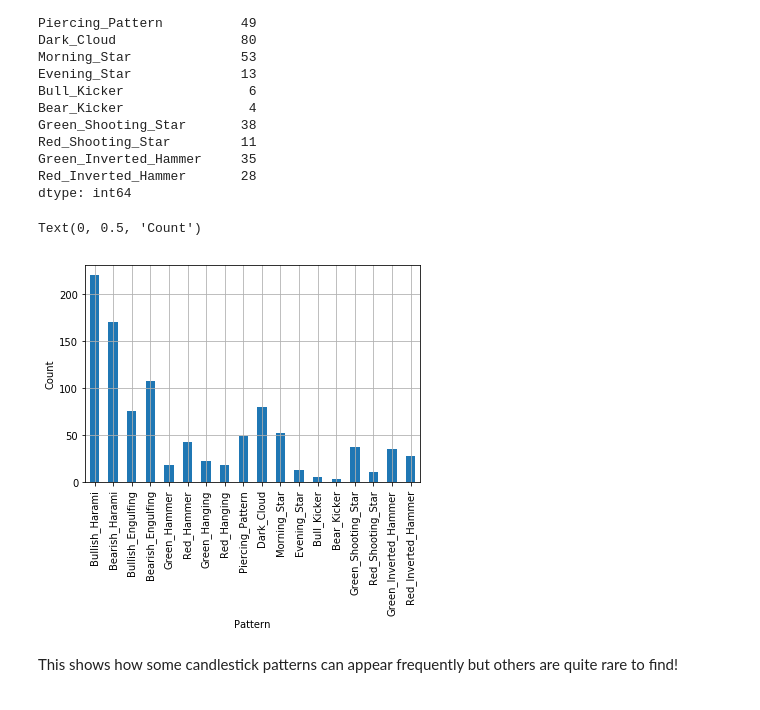
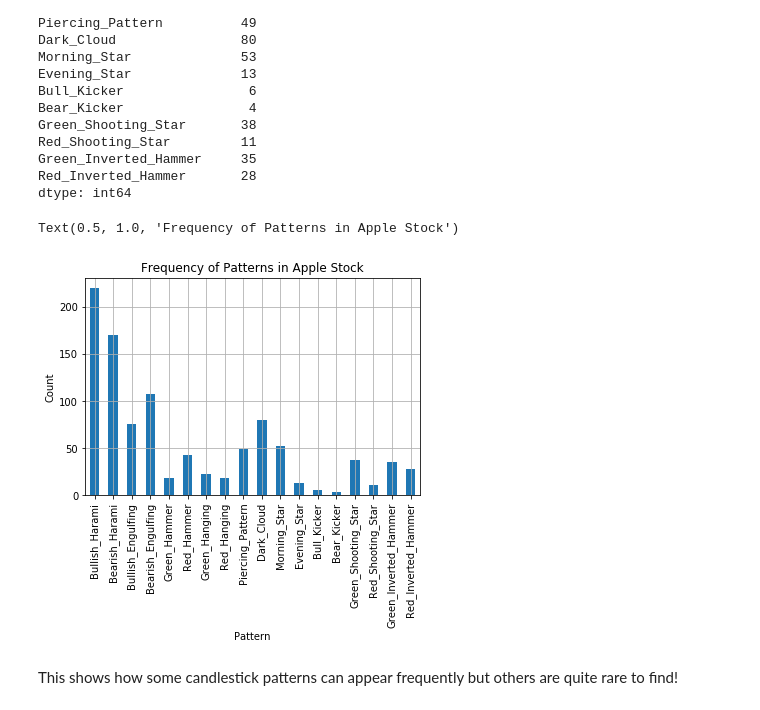
Before and after one commit to aliisoli/candlesticks_study, a Jupyter notebook: Candlesticks_Historical_Analysis.ipynb, the cells around one changed output. Saved outputs shown, nothing was run; the diff lists cells and outputs as text; code cells hidden in the pictures.

```diff
--- a/Candlesticks_Historical_Analysis.ipynb
+++ b/Candlesticks_Historical_Analysis.ipynb
@@ -544,12 +550,13 @@ dtype: int64
 # %%
 %matplotlib inline
 ax = candlesticks_count.plot.bar()
 ax.grid()
 ax.set_xlabel('Pattern')
 ax.set_ylabel('Count')
+ax.set_title('Frequency of Patterns in Apple Stock')
 # %% [output]
-Text(0, 0.5, 'Count')
+Text(0.5, 1.0, 'Frequency of Patterns in Apple Stock')
-[figure, old version]
+[figure, new version]
 # %% [markdown]
 This shows how some candlestick patterns can appear frequently but others are quite rare to find!
 # %%
```
Also changed, not shown: parts of 16 cells of this notebook.
